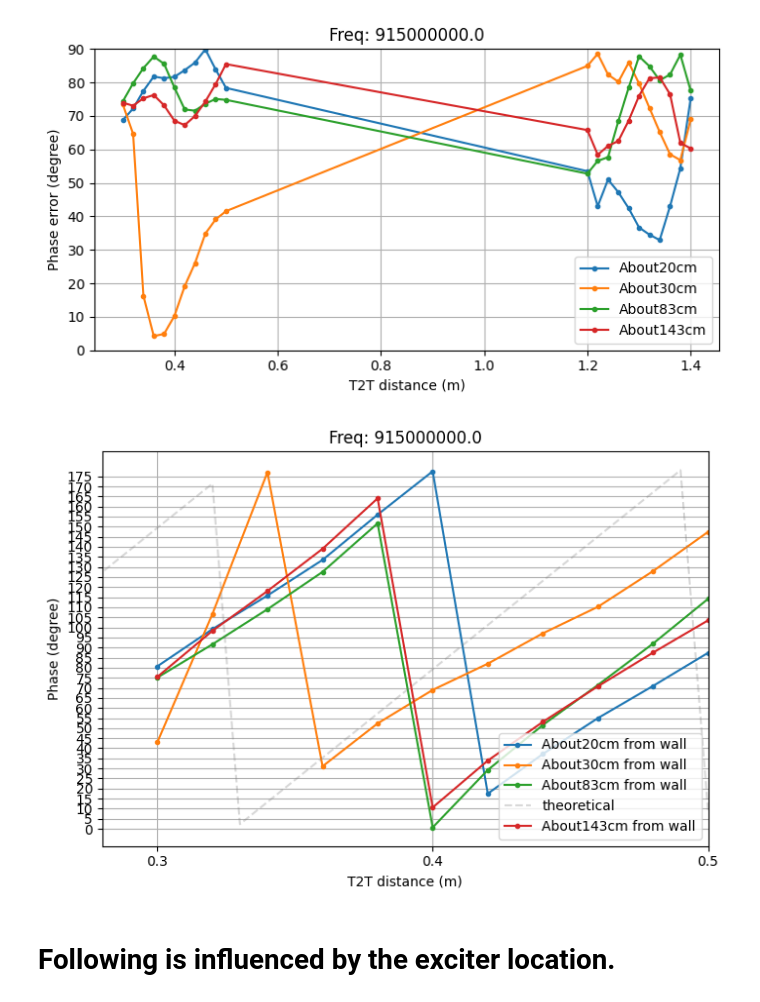
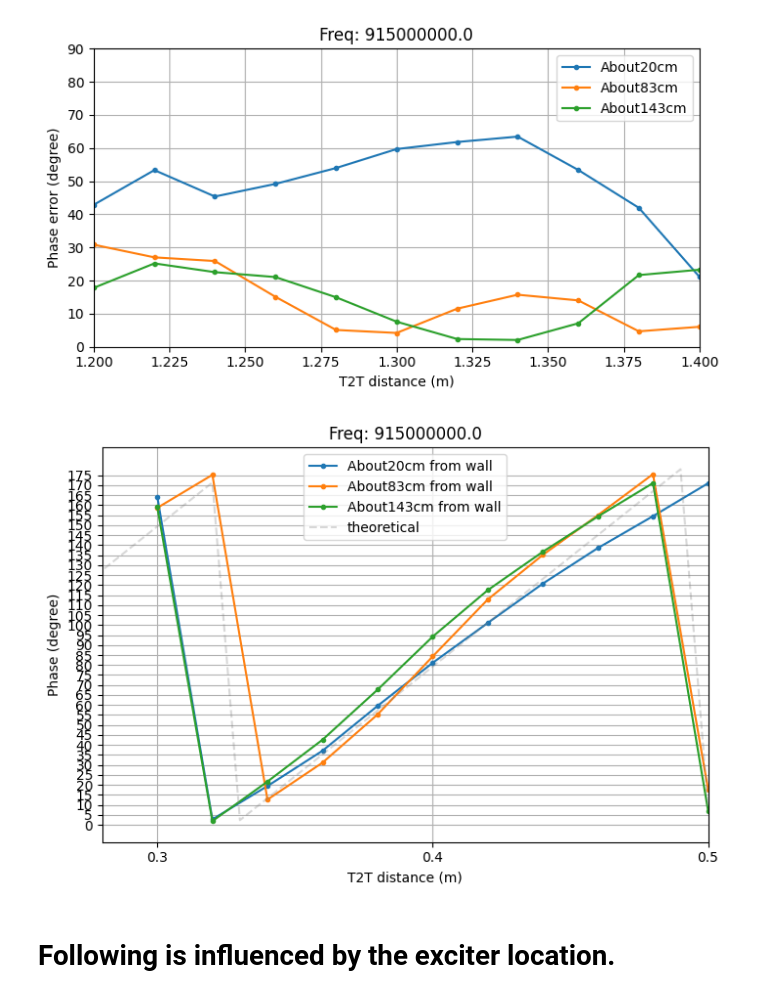
Before and after one commit to manavjeetsingh/RFImaging, a Jupyter notebook: OCS_bladerf/phase_err_comparison.ipynb, the cells around one changed output. Saved outputs shown, nothing was run; the diff lists cells and outputs as text; code cells hidden in the pictures.

```diff
--- a/OCS_bladerf/phase_err_comparison.ipynb
+++ b/OCS_bladerf/phase_err_comparison.ipynb
@@ -5,37 +5,39 @@ import numpy as np
 # %%
 data_folders= [
     "About20cm",
-    "About30cm",
     "About83cm",
     "About143cm",
+    # "About30cm",
+    # "Perpendicular30cm",
 ]
 
-err_correction_type="no" #[no, gt, pretrained]
+err_correction_type="pretrained" #[no, gt, pretrained]
 # freqs_to_use=[775e6, 815e6, 875e6, 915e6, 975e6]
 freqs_to_use=[915e6]
 # %%
 plt.figure(figsize=(20,4))
 for f_idx,freq_to_use in enumerate(freqs_to_use):
     plt.subplot(len(freqs_to_use)//3+1, 3,f_idx+1)
     # for idx,d in enumerate([data_folders[0],data_folders[-1]]):
     for idx,d in enumerate(data_folders):
 
         with open(f"{d}/{err_correction_type}_correction_all_errs.pkl",'rb') as f:
             error_data=pickle.load(f)[freq_to_use]
         # if idx==0 :
             plt.plot((error_data.keys()), np.rad2deg(np.array(list(error_data.values()))), '.-', label=d)
 
     plt.title(f"Freq: {freq_to_use}")
     plt.ylim([0,90])
     plt.xlabel("T2T distance (m)")
     plt.ylabel("Phase error (degree)")
     plt.legend()
     plt.grid()
-    # plt.xlim([.28,.52])
+    # plt.xlim([.28,.5])
+    plt.xlim([1.2,1.4])
 plt.tight_layout()
 plt.show()
 # %% [output]
-[figure, old version]
+[figure, new version]
 # %%
 plt.figure(figsize=(20,5))
 for f_idx,freq_to_use in enumerate(freqs_to_use):
@@ -71,7 +73,7 @@ for f_idx,freq_to_use in enumerate(freqs_to_use):
 plt.tight_layout()
 plt.show()
 # %% [output]
-[figure, old version]
+[figure, new version]
 # %% [markdown]
 # Following is influenced by the exciter location.
 # %%
```
Also changed, not shown: 16 other files.
